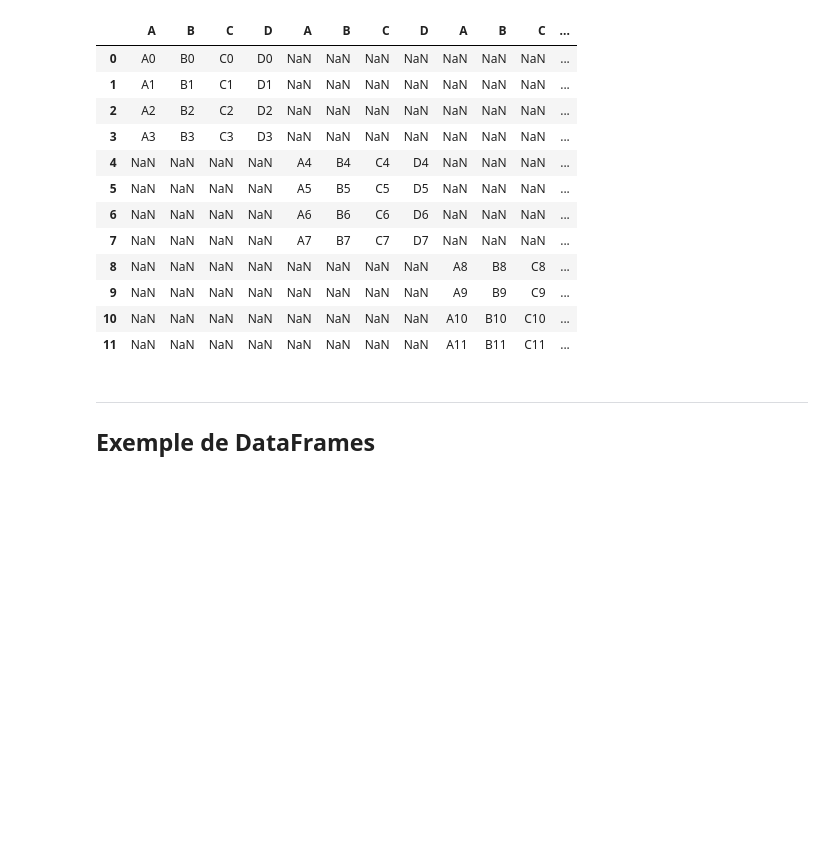
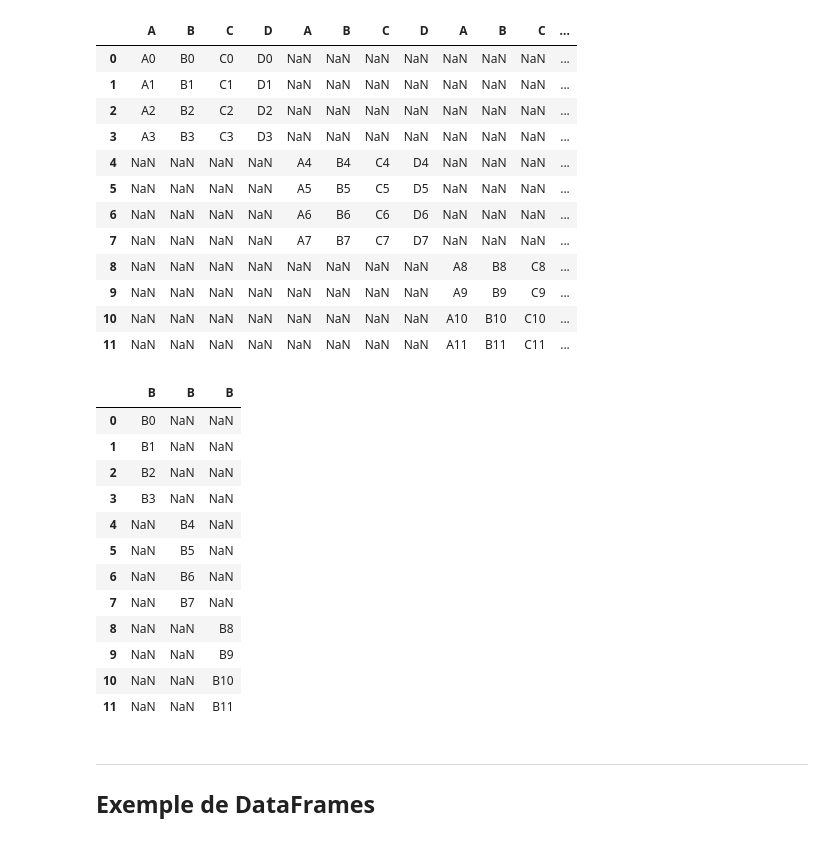
Before and after one commit to ezalos/Notebooks2Teach, a Jupyter notebook: Syntaxio/03-Python-for-Data-Analysis-Pandas/06_Pandas Merging, Joining, and Concatenating.ipynb, the cells around one changed output. Saved outputs shown, nothing was run; the diff lists cells and outputs as text; code cells hidden in the pictures; blank space fills up the shorter version.

```diff
--- a/Syntaxio/03-Python-for-Data-Analysis-Pandas/06-Merging, Joining, and Concatenating.ipynb
+++ b/Syntaxio/03-Python-for-Data-Analysis-Pandas/06_Pandas Merging, Joining, and Concatenating.ipynb
@@ -75,7 +84,8 @@ pd.concat([df1,df2,df3])
 | 10 | A10 | B10 | C10 | D10 |
 | 11 | A11 | B11 | C11 | D11 |
 # %%
-pd.concat([df1,df2,df3],axis=1)
+df_squared = pd.concat([df1,df2,df3],axis=1)
+df_squared
 # %% [output]
 |  | A | B | C | D | A | B | C | D | A | B | C | ... |
 | 0 | A0 | B0 | C0 | D0 | NaN | NaN | NaN | NaN | NaN | NaN | NaN | ... |
@@ -90,6 +100,22 @@ pd.concat([df1,df2,df3],axis=1)
 | 9 | NaN | NaN | NaN | NaN | NaN | NaN | NaN | NaN | A9 | B9 | C9 | ... |
 | 10 | NaN | NaN | NaN | NaN | NaN | NaN | NaN | NaN | A10 | B10 | C10 | ... |
 | 11 | NaN | NaN | NaN | NaN | NaN | NaN | NaN | NaN | A11 | B11 | C11 | ... |
+# %%
+df_squared['B']
+# %% [output]
+|  | B | B | B |
+| 0 | B0 | NaN | NaN |
+| 1 | B1 | NaN | NaN |
+| 2 | B2 | NaN | NaN |
+| 3 | B3 | NaN | NaN |
+| 4 | NaN | B4 | NaN |
+| 5 | NaN | B5 | NaN |
+| 6 | NaN | B6 | NaN |
+| 7 | NaN | B7 | NaN |
+| 8 | NaN | NaN | B8 |
+| 9 | NaN | NaN | B9 |
+| 10 | NaN | NaN | B10 |
+| 11 | NaN | NaN | B11 |
 # %% [markdown]
 _____
 ## Exemple de DataFrames
```
Also changed, not shown: parts of 21 cells of this notebook, 24 other files.
